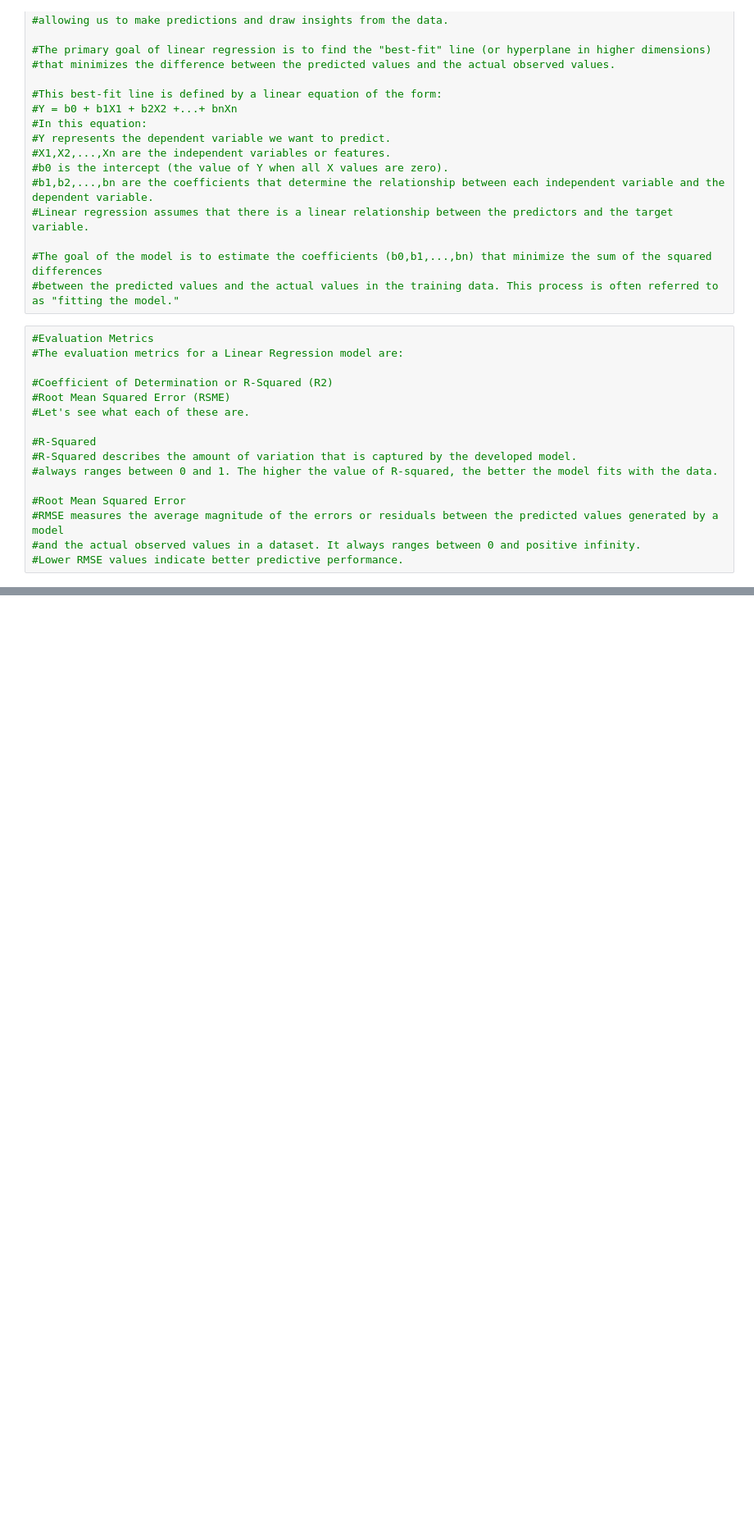
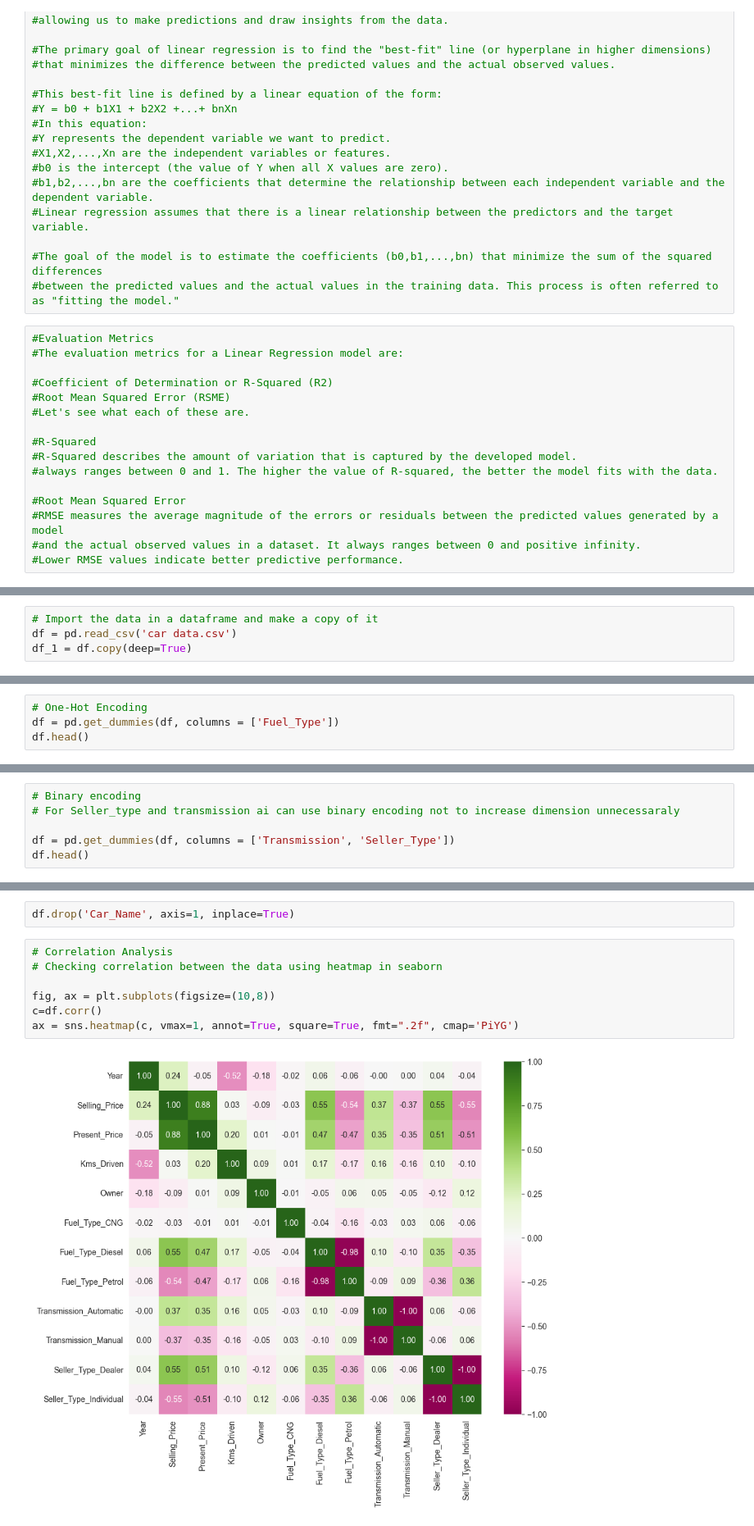
Before and after one commit to ilaria-cannava/Machine_Learning, a Jupyter notebook: ML_Car_price_prediction.ipynb, the cells around one changed output, grey strips where cells are left out. Shown: that part at 82% size. Drawn from its saved outputs; the diff is of its cells as text; blank space fills up the shorter version.

```diff
--- a/ML_Car_price_prediction.ipynb
+++ b/ML_Car_price_prediction.ipynb
@@ -40,0 +57,4 @@
+# %%
+# Import the data in a dataframe and make a copy of it
+df = pd.read_csv('car data.csv')
+df_1 = df.copy(deep=True)
@@ -40,0 +147,4 @@
+# %%
+# One-Hot Encoding
+df = pd.get_dummies(df, columns = ['Fuel_Type'])
+df.head()
@@ -40,0 +158,6 @@
+# %%
+# Binary encoding
+# For Seller_type and transmission ai can use binary encoding not to increase dimension unnecessaraly
+
+df = pd.get_dummies(df, columns = ['Transmission', 'Seller_Type'])
+df.head()
@@ -40,0 +199,11 @@
+# %%
+df.drop('Car_Name', axis=1, inplace=True)
+# %%
+# Correlation Analysis
+# Checking correlation between the data using heatmap in seaborn
+
+fig, ax = plt.subplots(figsize=(10,8))
+c=df.corr()
+ax = sns.heatmap(c, vmax=1, annot=True, square=True, fmt=".2f", cmap='PiYG')
+# %% [output]
+[figure, added]
```
Also changed, not shown: parts of 22 cells of this notebook.
